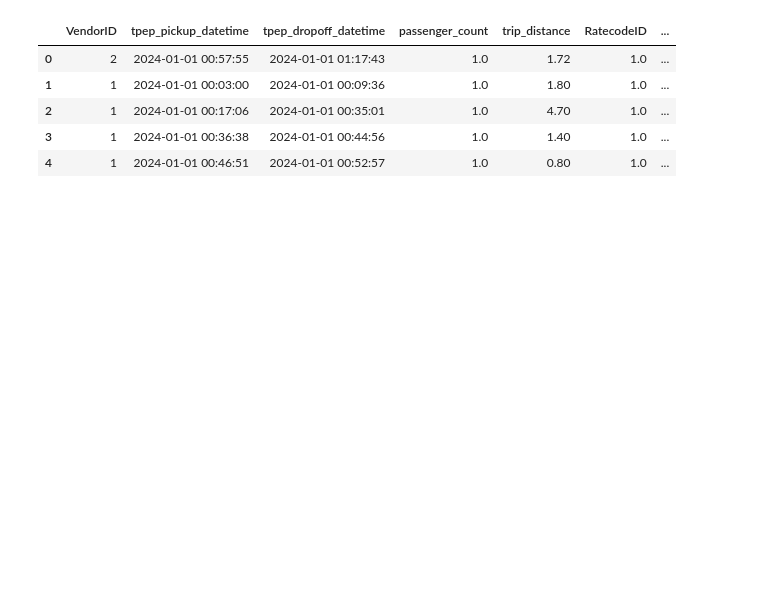
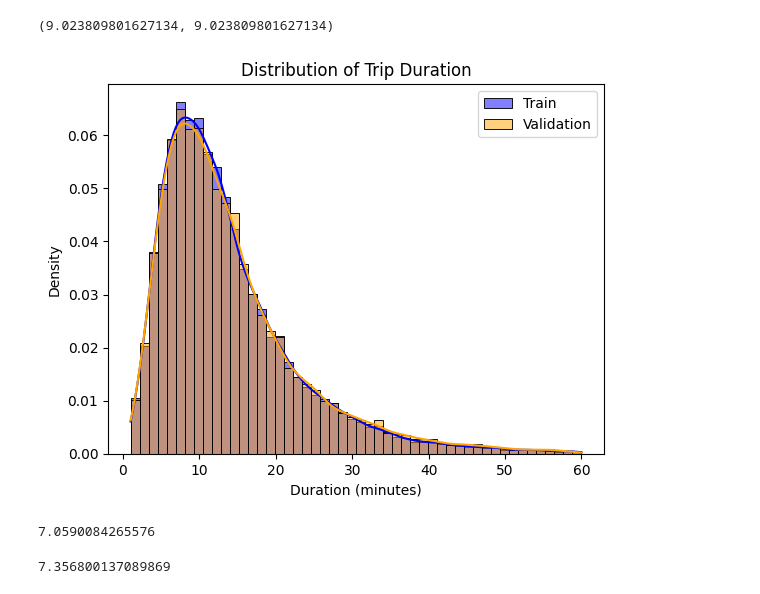
Before and after one commit to youseefmoemen/MLOps-zoomcamp, a Jupyter notebook: 01-intro/homework.ipynb, the cells around one changed output. Cells and saved outputs as stored; diff of their text form; code cells hidden in the pictures; blank space fills up the shorter version.

```diff
--- a/01-intro/homework.ipynb
+++ b/01-intro/homework.ipynb
@@ -5,9 +33,11 @@ df = pd.read_parquet('https://d37ci6vzurychx.cloudfront.net/trip-data/yellow_tri
 # %%
-df.head()
+df_train['lpep_pickup_datetime'] = pd.to_datetime(df_train['lpep_pickup_datetime'])
+df_train['lpep_dropoff_datetime'] = pd.to_datetime(df_train['lpep_dropoff_datetime'])
+df_val['lpep_pickup_datetime'] = pd.to_datetime(df_val['lpep_pickup_datetime'])
+df_val['lpep_dropoff_datetime'] = pd.to_datetime(df_val['lpep_dropoff_datetime'])
-# %% [output]
-|  | VendorID | tpep_pickup_datetime | tpep_dropoff_datetime | passenger_count | trip_distance | RatecodeID | ... |
-| 0 | 2 | 2024-01-01 00:57:55 | 2024-01-01 01:17:43 | 1.0 | 1.72 | 1.0 | ... |
-| 1 | 1 | 2024-01-01 00:03:00 | 2024-01-01 00:09:36 | 1.0 | 1.80 | 1.0 | ... |
-| 2 | 1 | 2024-01-01 00:17:06 | 2024-01-01 00:35:01 | 1.0 | 4.70 | 1.0 | ... |
-| 3 | 1 | 2024-01-01 00:36:38 | 2024-01-01 00:44:56 | 1.0 | 1.40 | 1.0 | ... |
-| 4 | 1 | 2024-01-01 00:46:51 | 2024-01-01 00:52:57 | 1.0 | 0.80 | 1.0 | ... |
+# %%
+df_train['duration'] = df_train['lpep_dropoff_datetime'] - df_train['lpep_pickup_datetime']
+df_val['duration'] = df_val['lpep_dropoff_datetime'] - df_val['lpep_pickup_datetime']
+# %%
+df_train['duration'] = df_train.duration.apply(lambda td : td.total_seconds() / 60)
+df_val['duration'] = df_val.duration.apply(lambda td : td.total_seconds() / 60)
@@ -13,0 +46,17 @@ df.head()
+# %%
+df_train = df_train[(df_train.duration >= 1) & (df_train.duration <= 60)]
+df_val = df_val[(df_val.duration >= 1) & (df_val.duration <= 60)]
+# %%
+df_train['duration'].std(), df_train['duration'].std()
+# %% [output]
+(9.023809801627134, 9.023809801627134)
+# %%
+sns.histplot(df_train['duration'], color='blue', label='Train', kde=True, stat='density', bins=50)
+sns.histplot(df_val['duration'], color='orange', label='Validation', kde=True, stat='density', bins=50)
+plt.legend()
+plt.xlabel('Duration (minutes)')
+plt.ylabel('Density')
+plt.title('Distribution of Trip Duration')
+plt.show()
+# %% [output]
+[figure, added]
@@ -13,0 +69,25 @@ df.head()
+# %%
+train_dicts = df_train[categorical + numerical].to_dict(orient='records')
+
+dv = DictVectorizer()
+X_train = dv.fit_transform(train_dicts)
+
+target = 'duration'
+y_train = df_train[target].values
+
+lr = LinearRegression()
+lr.fit(X_train, y_train)
+
+y_pred = lr.predict(X_train)
+
+root_mean_squared_error(y_train, y_pred)
+# %% [output]
+7.0590084265576
+# %%
+val_dicts = df_val[categorical + numerical].to_dict(orient='records')
+X_val = dv.transform(val_dicts)
+y_val = df_val[target].values
+y_pred = lr.predict(X_val)
+root_mean_squared_error(y_val, y_pred)
+# %% [output]
+7.356800137089869
```
Also changed, not shown: parts of 6 cells of this notebook, 1 other file.
